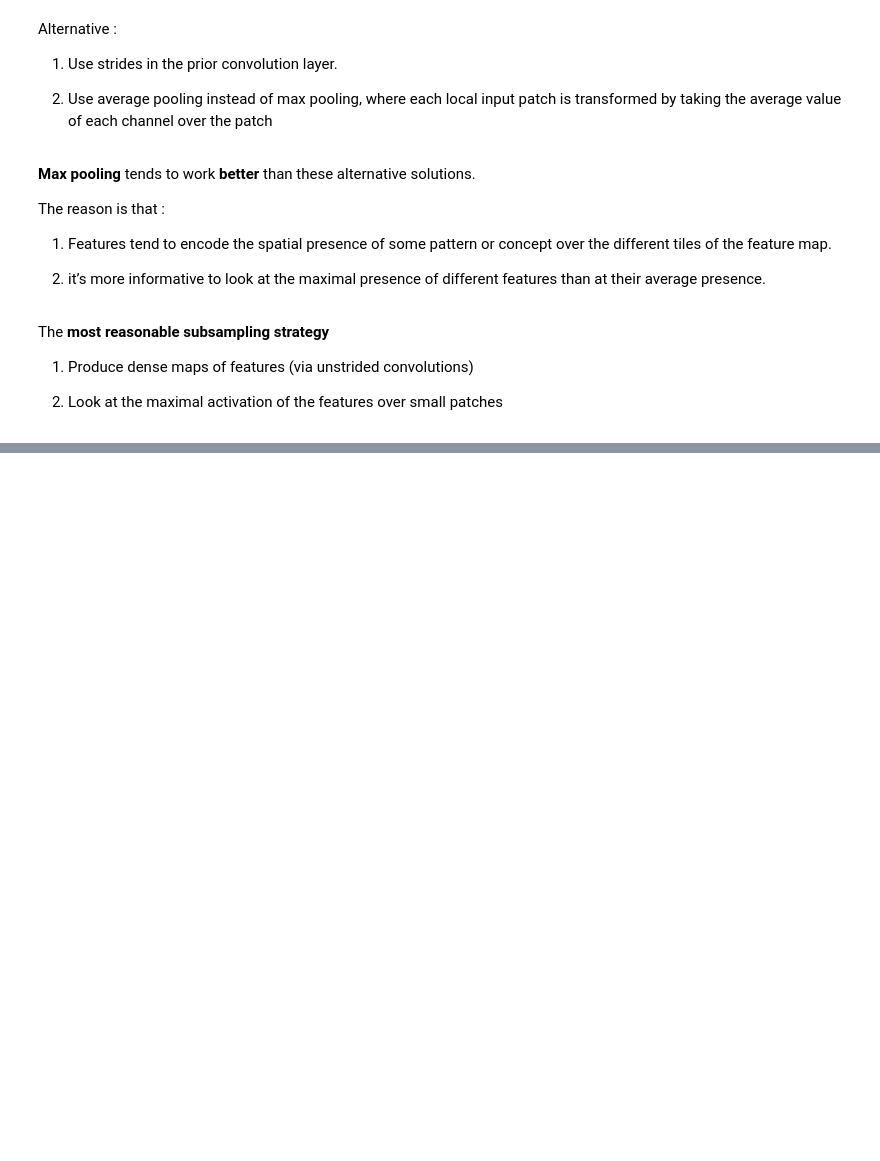
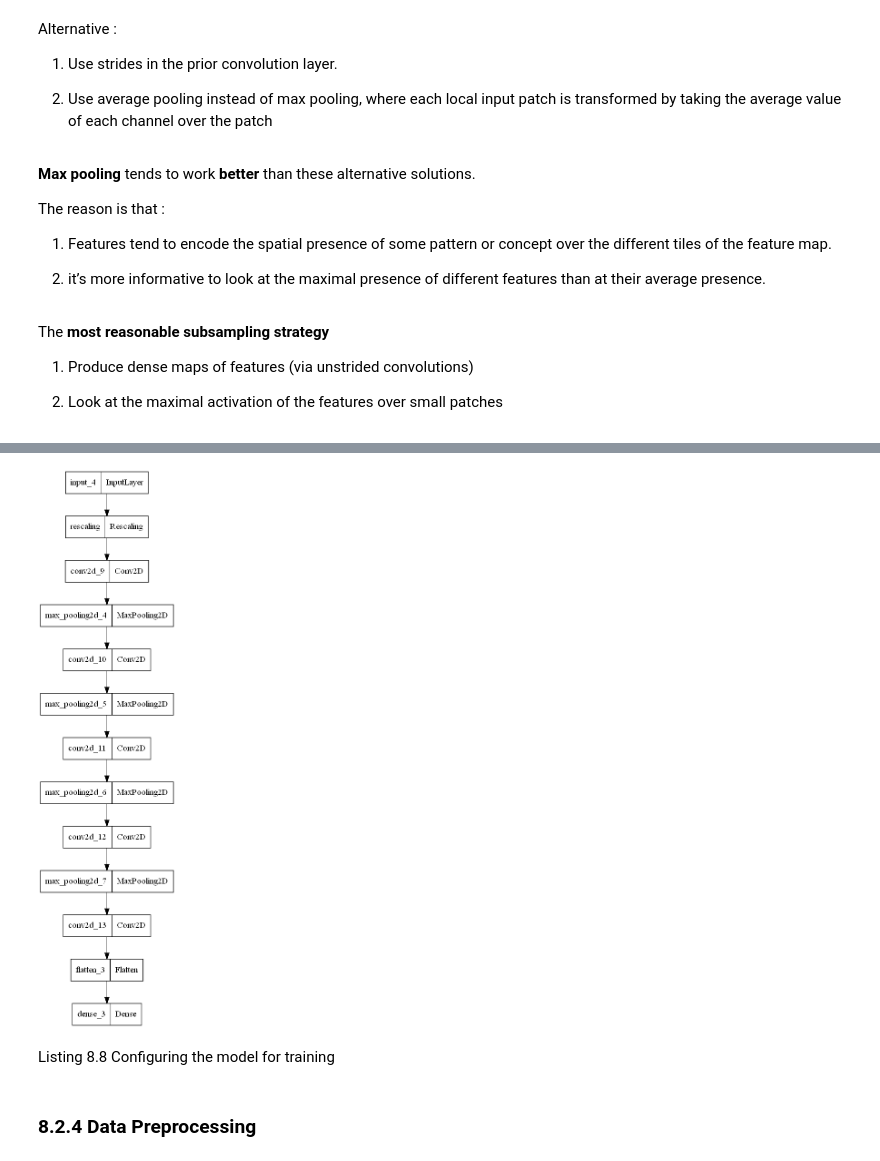
Before and after one commit to Fantasy98/Python-Machine-Learning, a Jupyter notebook: Deep_Learning_With_python/Chapter8_Introduction_to_deep_learning_for_computer_vision.ipynb, the cells around one changed output, grey strips where cells are left out. Saved outputs shown, nothing was run; the diff lists cells and outputs as text; code cells hidden in the pictures; blank space fills up the shorter version.

```diff
--- a/Deep_Learning_With_python/Chapter8_Introduction_to_deep_learning_for_computer_vision.ipynb
+++ b/Deep_Learning_With_python/Chapter8_Introduction_to_deep_learning_for_computer_vision.ipynb
@@ -377,0 +445,26 @@ The __most reasonable subsampling strategy__
+# %%
+from tensorflow import keras
+from keras import layers
+
+inputs = keras.Input(shape=(180,180,3))
+
+x = layers.Rescaling(1./255)(inputs)
+
+x = layers.Conv2D(filters=32,kernel_size=3,activation='relu')(x)
+x = layers.MaxPooling2D(pool_size=2)(x)
+
+x = layers.Conv2D(filters=64,kernel_size=3,activation='relu')(x)
+x = layers.MaxPooling2D(pool_size=2)(x)
+
+x = layers.Conv2D(filters=128,kernel_size=3,activation='relu')(x)
+x = layers.MaxPooling2D(pool_size=2)(x)
+
+x = layers.Conv2D(filters=256,kernel_size=3,activation='relu')(x)
+x = layers.MaxPooling2D(pool_size=2)(x)
+
+x = layers.Conv2D(filters=256,kernel_size=3,activation='relu')(x)
+x = layers.Flatten()(x)
+
+outputs = layers.Dense(1,activation='sigmoid')(x)
+
+model = keras.Model(inputs,outputs)
@@ -377,0 +491,6 @@ The __most reasonable subsampling strategy__
+# %%
+keras.utils.plot_model(model,'CNN.png')
+# %% [output]
+[figure, added]
+# %% [markdown]
+Listing 8.8 Configuring the model for training
@@ -377,0 +503,2 @@ The __most reasonable subsampling strategy__
+# %% [markdown]
+### 8.2.4 Data Preprocessing
```
Also changed, not shown: parts of 132 cells of this notebook, 2 other files.
